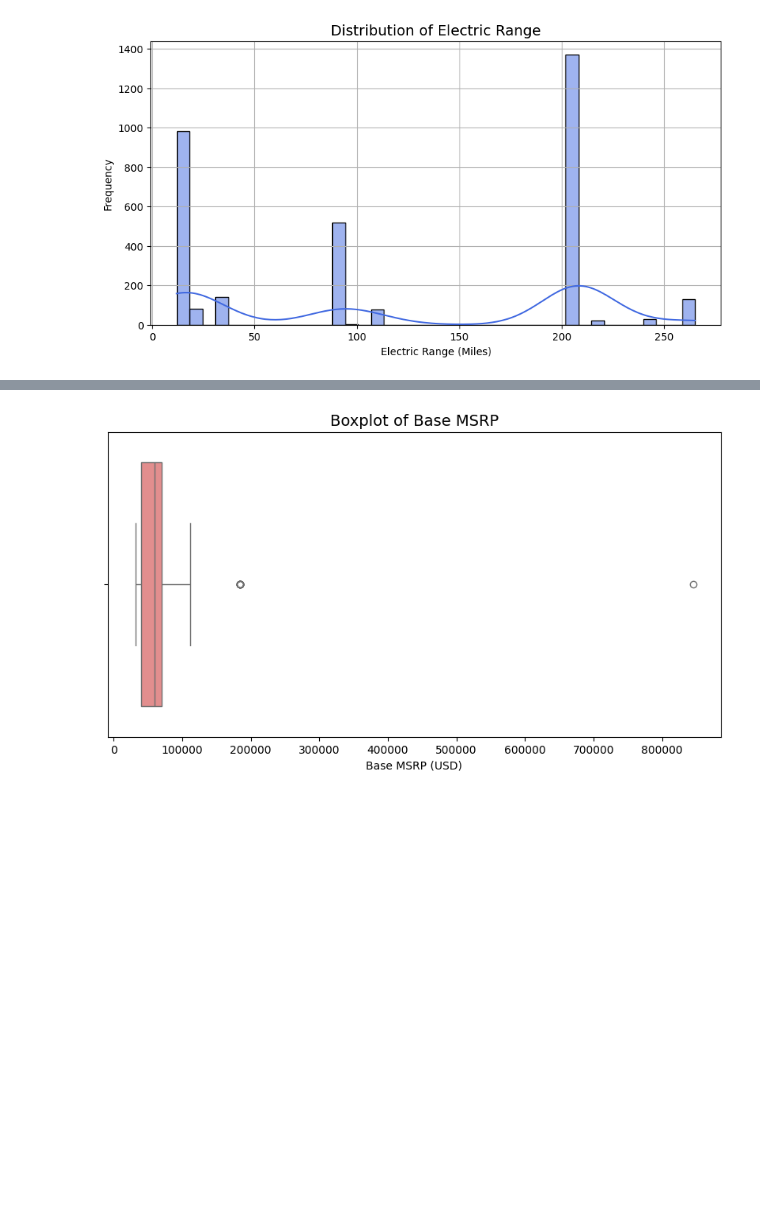
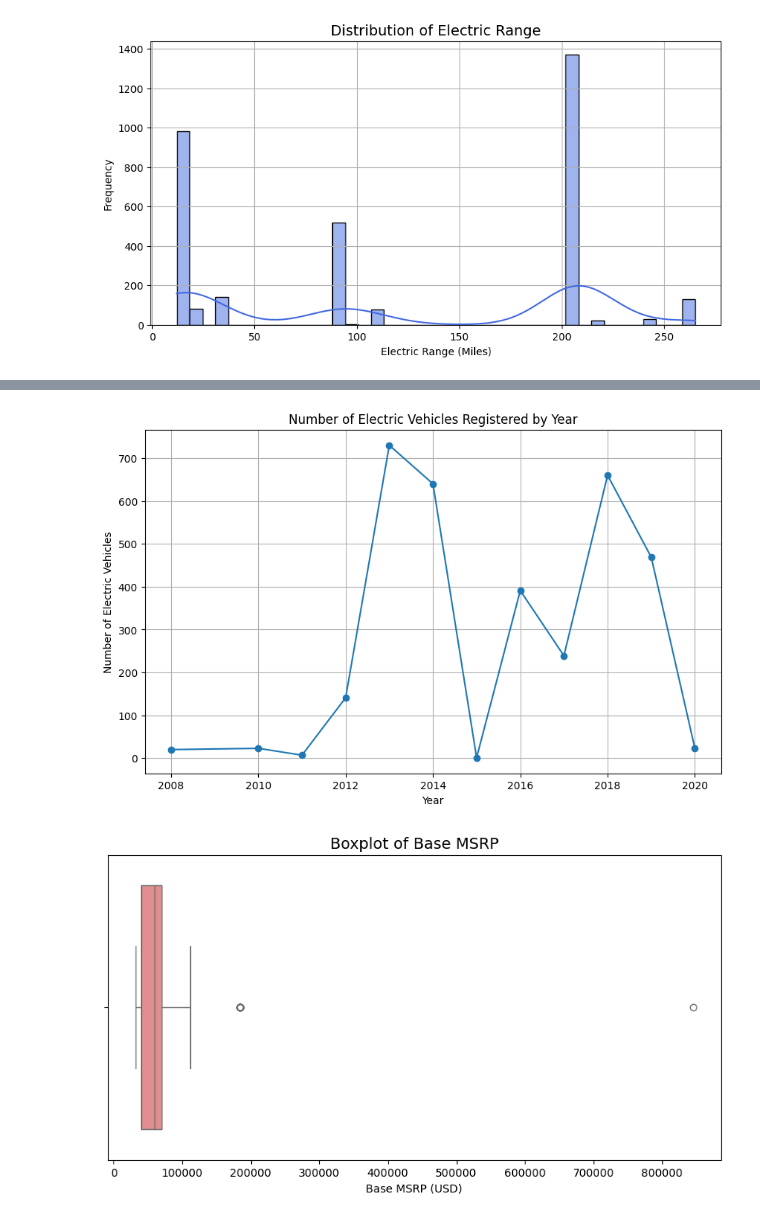
Before and after one commit to SachinGunjal001/Market-Size-Analysis-on-Electric-Vehicles-Industries-, a Jupyter notebook: EV.ipynb, the cells around one changed output, grey strips where cells are left out. Cells and saved outputs as stored; diff of their text form; code cells hidden in the pictures; blank space fills up the shorter version.

```diff
--- a/EV.ipynb
+++ b/EV.ipynb
@@ -440,3 +447,16 @@ plt.show()
+# %%
+ev_counts_by_year = ev['Model Year'].value_counts().sort_index()
+
+# Plot the data as a line graph
+plt.figure(figsize=(10, 6))
+plt.plot(ev_counts_by_year.index, ev_counts_by_year.values, marker='o', linestyle='-')
+plt.title('Number of Electric Vehicles Registered by Year')
+plt.xlabel('Year')
+plt.ylabel('Number of Electric Vehicles')
+plt.grid(True)
+plt.show()
+# %% [output]
+[figure, added]
 # %%
 plt.figure(figsize=(10, 5))
 sns.boxplot(x=ev_MSRP['Base MSRP'], color='lightcoral')
```
Also changed, not shown: parts of 13 cells of this notebook, 1 other file.
